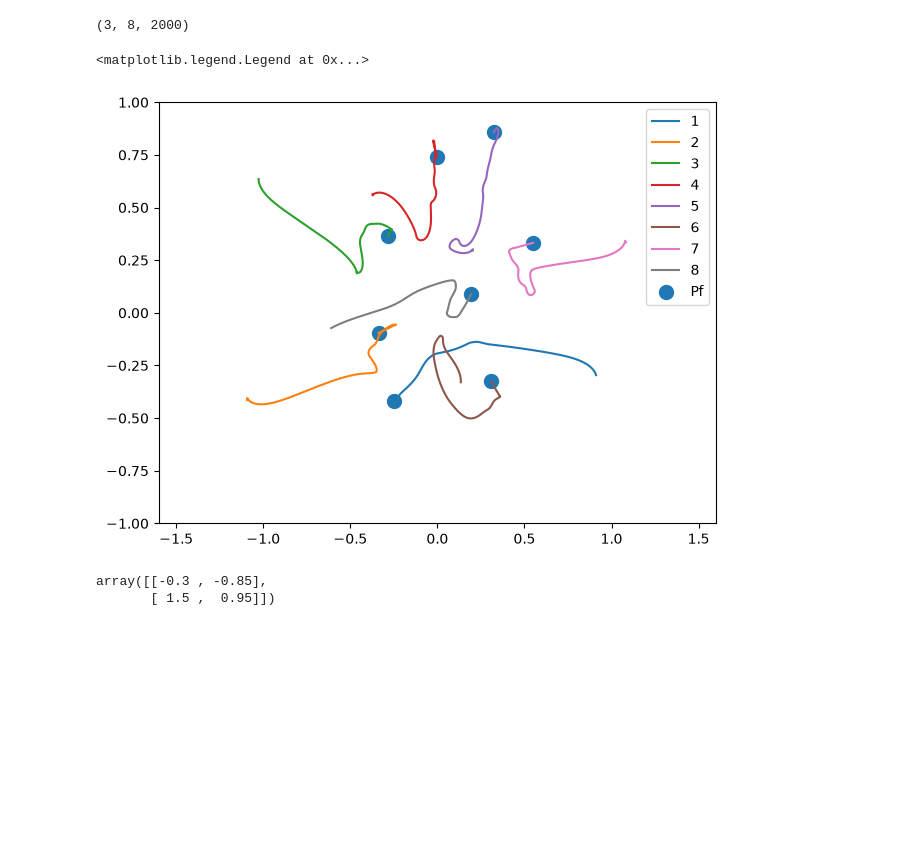
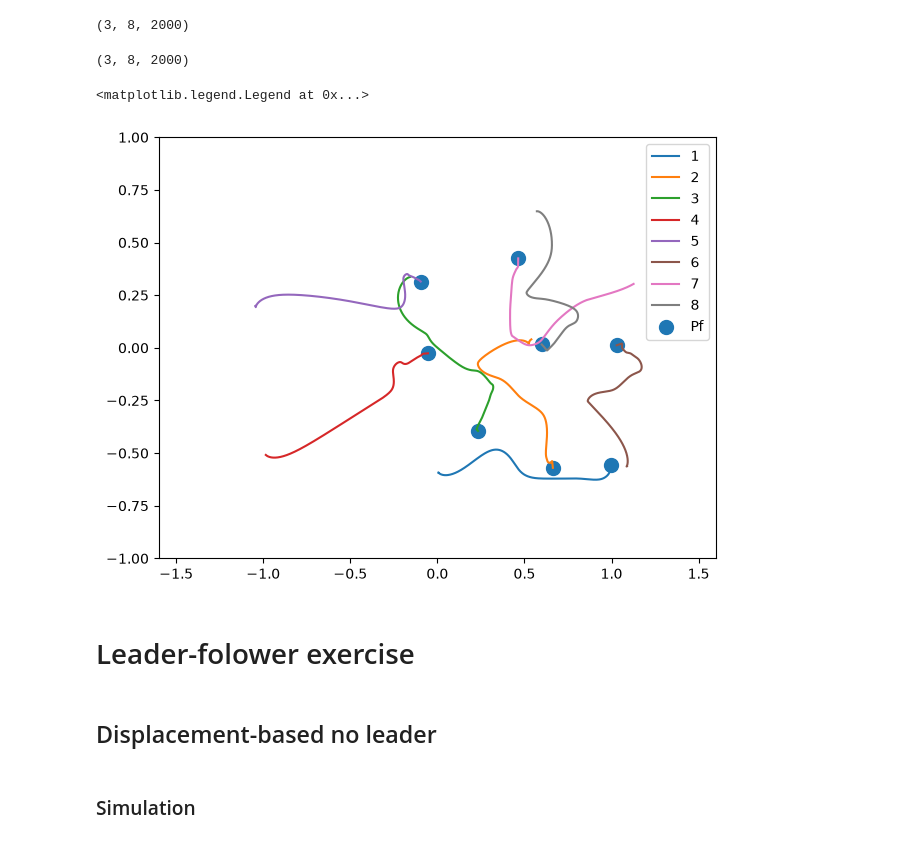
Before and after one commit to arunv54/MAE6870_hw3, a Jupyter notebook: bin/formation_a.ipynb, the cells around one changed output. Saved outputs shown, nothing was run; the diff lists cells and outputs as text; code cells hidden in the pictures; blank space fills up the shorter version.

```diff
--- a/bin/formation_a.ipynb
+++ b/bin/formation_a.ipynb
@@ -124,27 +124,26 @@ print(L)
 # %% [markdown]
 # Simulation...
 # %%
-distance_sim = np.load('../smile_distance_formation.npy')
+distance_sim = np.load('../data/smile_distance_formation.npy')
 print(distance_sim.shape)
 # %% [output]
 (3, 8, 2000)
 # %%
 fig, ax = plt.subplots(1,1, layout='tight')
 ax.set_xlim(-1.6,1.6)
 ax.set_ylim(-1,1)
-distance_sim[:,0,:]
+print(distance_sim.shape)
 for i in range(distance_sim.shape[1]):
     ax.plot(distance_sim[0,i,:],distance_sim[1,i,:], label=f'{i+1}')
 ax.scatter(distance_sim[0,:,-1],distance_sim[1,:,-1], s=100, label = 'Pf')
 ax.legend()
 # %% [output]
-<matplotlib.legend.Legend at 0x...>
+(3, 8, 2000)
+<matplotlib.legend.Legend at 0x...>
-[figure, old version]
+[figure, new version]
-# %%
-waypoints = np.array([[-1, -1, 0, 1, 1,0],
-                      [0.8, -0.8, 0, -0.8, 0.8, 0]])
-waypoint = waypoints[:, 0].reshape(2,1)
-waypoint - x[:2,0]
-# %% [output]
-array([[-0.3 , -0.85],
-       [ 1.5 ,  0.95]])
+# %% [markdown]
+# Leader-folower exercise
+# %% [markdown]
+## Displacement-based no leader
+# %% [markdown]
+### Simulation
```
Also changed, not shown: parts of 5 cells of this notebook, 3 other files.
